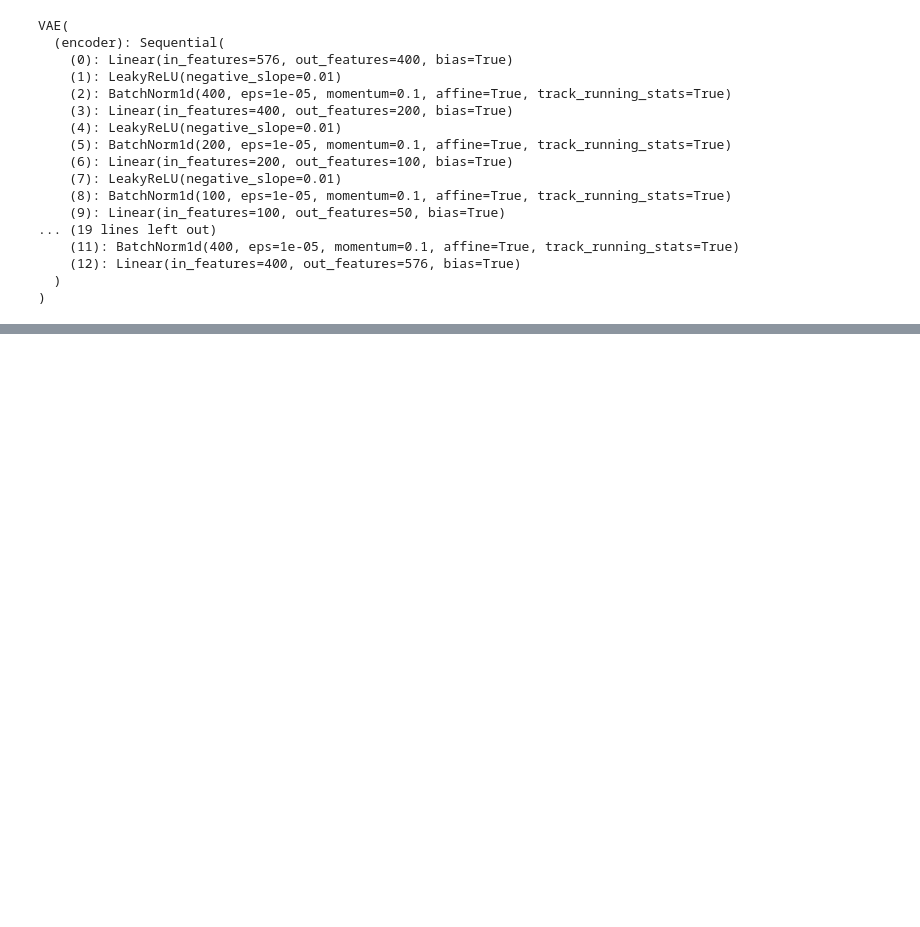
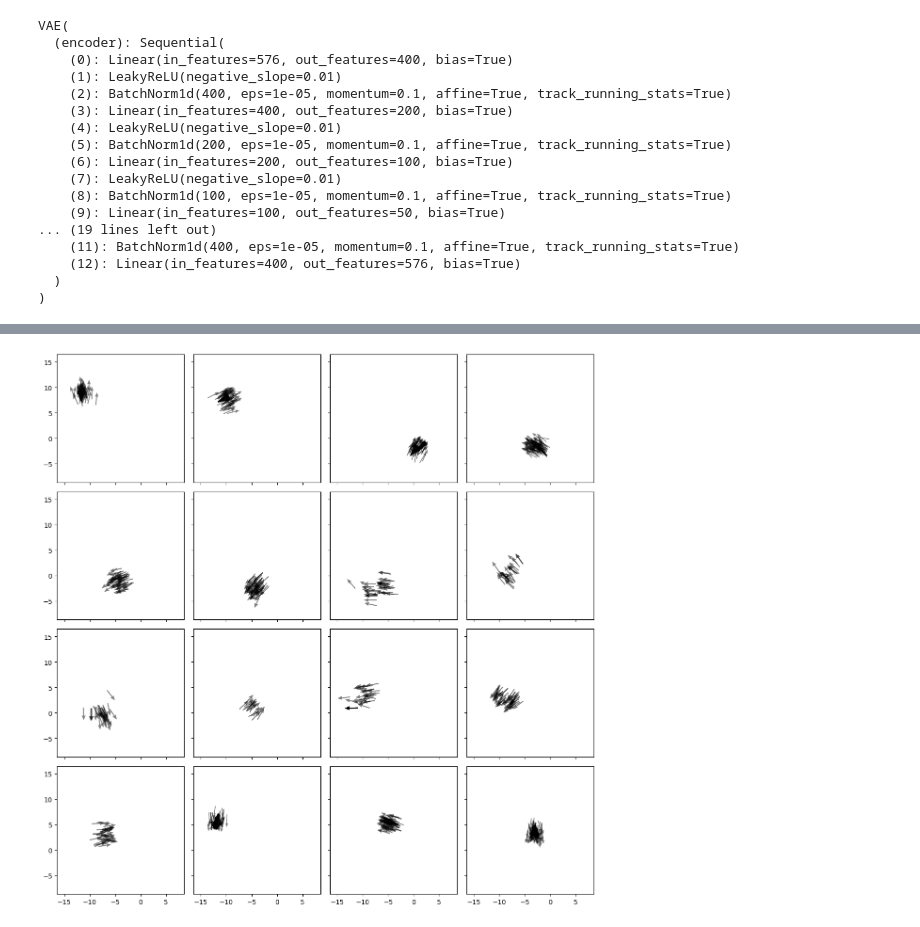
Before and after one commit to yyhhoi/HippoSLAM, a Jupyter notebook: controllers/hipposlam/CVAE_offline_state_specificity.ipynb, the cells around one changed output, grey strips where cells are left out. Drawn from its saved outputs; the diff is of its cells as text; code cells hidden in the pictures; blank space fills up the shorter version.

```diff
--- a/controllers/hipposlam/CVAE_offline_state_specificity.ipynb
+++ b/controllers/hipposlam/CVAE_offline_state_specificity.ipynb
@@ -129,4 +130,7 @@ Number of unique states = 260
 # %%
+save_stateplot_dir = join(save_dir, 'stateplots')
+os.makedirs(save_stateplot_dir, exist_ok=True)
+
 x, y, a = labels[:Niters, 0], labels[:Niters, 1], labels[:Niters, 2]
 
 xmin, xmax = x.min(), x.max()
@@ -135,16 +139,21 @@ ymin, ymax = y.min(), y.max()
 unique_sids = np.unique(sid)
 np.random.seed(10)
 
-selected_sids = np.random.choice(len(unique_sids), 20, replace=False)
+# selected_sids = np.random.choice(len(unique_sids), 20, replace=False)
 # for sid_each in np.append(selected_sids, 0):
-
-for sid_each in np.arange(0, 20):
+r = 2
+for sid_each in unique_sids:
     mask = sid == sid_each
     xplot = x[mask]
     yplot = y[mask]
     aplot = a[mask]
     fig, ax = plt.subplots()
-    ax.quiver(xplot, yplot, np.cos(aplot), np.sin(aplot), scale=30)
+    ax.quiver(xplot, yplot, np.cos(aplot) * r, np.sin(aplot) * r, scale=50, headwidth=3, headlength=5, minshaft=2)
     ax.set_xlim(xmin- 0.5, xmax + 0.5)
     ax.set_ylim(ymin- 0.5, ymax + 0.5)
-    ax.set_title('sid = %d, Num = %d'%(sid_each, mask.sum()))
+    # ax.set_title('sid = %d, Num = %d'%(sid_each, mask.sum()))
+
+
+    fig.tight_layout()
+    fig.savefig(join(save_stateplot_dir, f'{int(sid_each)}.png'))
+    plt.close(fig)
@@ -164,0 +160,31 @@ for sid_each in np.arange(0, 20):
+# %%
+
+excluded_list = [2, 3, 4, 11, 12, 13, 16, 19, 20, 21, 32, 33, 36, 48, 56]
+
+fig, ax = plt.subplots(4, 4, figsize=(12, 12), sharex=True, sharey=True)
+ax = ax.ravel()
+i = 0
+axi = 0
+while axi < 16:
+    sid_each = unique_sids[i]
+    if sid_each in excluded_list:
+        i += 1
+        continue
+    mask = sid == sid_each
+    xplot = x[mask]
+    yplot = y[mask]
+    aplot = a[mask]
+    ax[axi].quiver(xplot, yplot, np.cos(aplot) * r, np.sin(aplot) * r, scale=20, headwidth=4, headlength=5, minshaft=1, alpha=0.5)
+    ax[axi].set_xlim(xmin- 0.5, xmax + 0.5)
+    ax[axi].set_ylim(ymin- 0.5, ymax + 0.5)
+
+    # ax[axi].set_title(sid_each)
+
+    i += 1
+    axi += 1
+
+fig.tight_layout()
+fig.savefig(join(save_dir, 'StateOverview.png'), dpi=300)
+# plt.close(fig)
+# %% [output]
+[figure, added]
```
Also changed, not shown: parts of 3 cells of this notebook, 12 other files.
